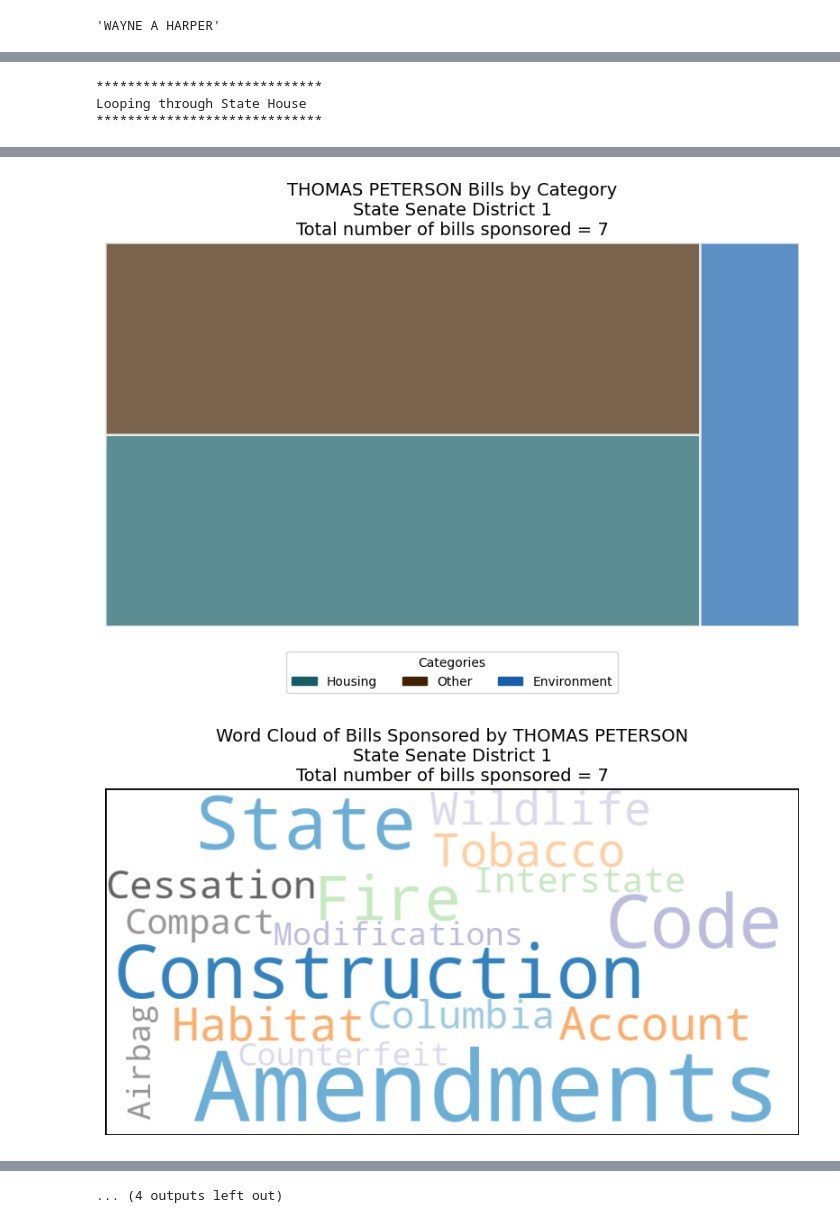
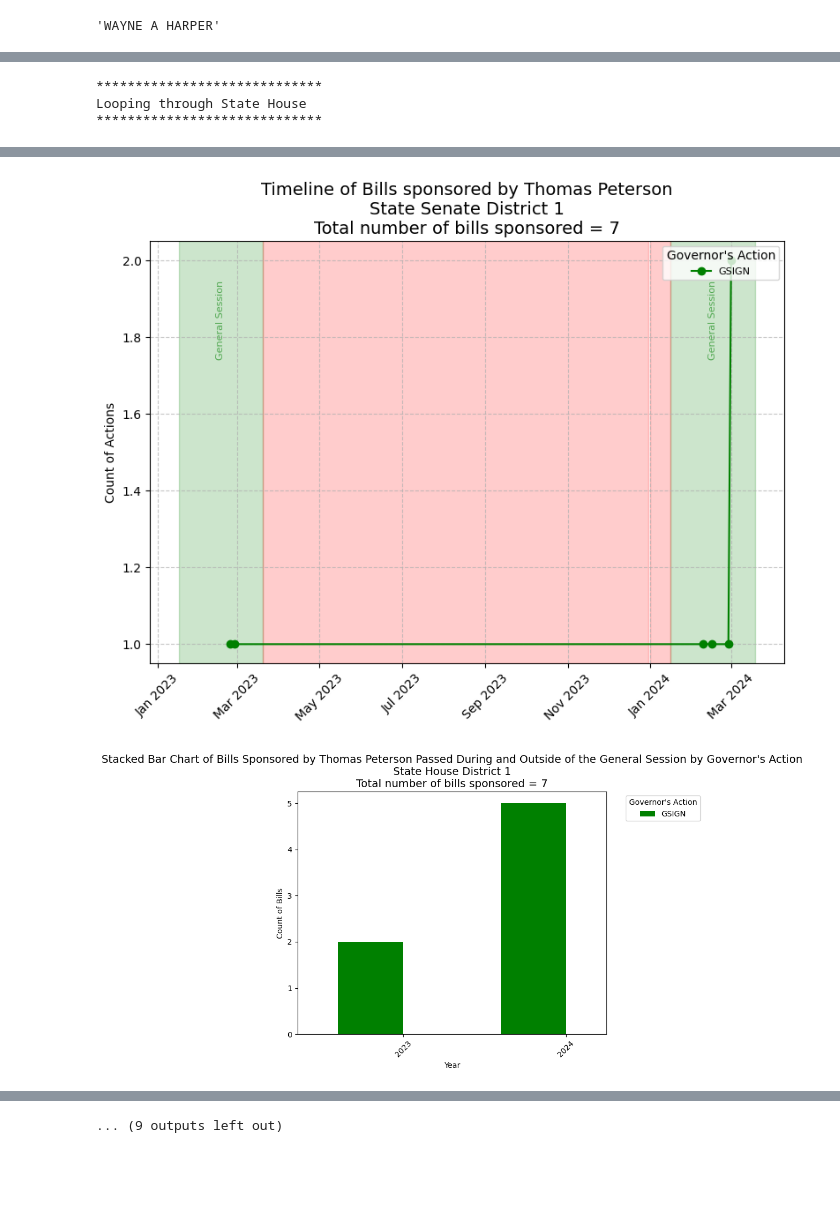
Before and after one commit to CristylePGarrard/ElectionTime, a Jupyter notebook: legislative_branch_kpi.ipynb, the cells around one changed output, grey strips where cells are left out. Saved outputs shown, nothing was run; the diff lists cells and outputs as text; code cells hidden in the pictures; blank space fills up the shorter version.

```diff
--- a/legislative_branch_kpi.ipynb
+++ b/legislative_branch_kpi.ipynb
@@ -1234,7 +1234,7 @@ def stacked_bar_chart_gov_actions(df, name_on_ballot, color_map, print_info=Fals
     outside_session = outside_session.sort_index()
 
     # Plotting the stacked bar chart
-    fig, ax = plt.subplots(figsize=(10, 6))
+    fig, ax = plt.subplots(figsize=(12, 6))
 
     # Use the color map for the colors in the plot
     colors = [color_map.get(action, 'gray') for action in during_session.columns]
@@ -1264,7 +1264,7 @@ def stacked_bar_chart_gov_actions(df, name_on_ballot, color_map, print_info=Fals
         )
 
     # Customizing the chart
-    ax.set_title(f"Stacked Bar Chart of Bills Sponsored by {candidate_name} Passed During and Outside of the General Session by Governor\'s Action\n"
+    ax.set_title(f"Stacked Bar Chart of Bills Sponsored by {candidate_name} \nPassed During and Outside of the General Session by Governor\'s Action\n"
                  f"{office} {display_district}\n"
                  f"Total number of bills sponsored = {total_bills}", fontsize=14)
     ax.set_xlabel('Year')
@@ -1335,7 +1335,7 @@ outside session Empty DataFrame
 Columns: []
 Index: []
 # %%
-candidate = 'WAYNE A HARPER'
+candidate = 'LINCOLN FILLMORE'
 color_map = {
     'GSIGN': 'green',
     'GVETO': 'red',
@@ -1467,7 +1462,7 @@ for candidate in state_senate['Name on Ballot'].unique():
                        color_map=color_map,
                        print_info=False,
                        save_chart=False,
-                       show_chart=True)
+                       show_chart=False)
   # Treemap #
   treemap_bill_categories(df=state_senate,
                           name_on_ballot=candidate,
@@ -1547,7 +1538,7 @@ base_drive_path = '/content/drive/My Drive/ut_pol/bill_charts'
 print('*****************************\nLooping through State House\n*****************************')
 state_house = merged_df.loc[merged_df['Office'] == 'State House']
 
-count = 3
+count = 5
 for candidate in state_house['Name on Ballot'].unique():
     # Filter bills for the current candidate
     candidate_bills = state_house[state_house['Name on Ballot'] == candidate]
@@ -1560,21 +1551,13 @@ for candidate in state_house['Name on Ballot'].unique():
                           save_chart=False,
                           show_chart=True)
 
-    # Timeline #
-    timeline_gov_actions(df=candidate_bills,
-                         name_on_ballot=candidate,
-                         color_map=color_map,
-                         print_info=False,
-                         save_chart=False,
-                         show_chart=True)
-
     # Treemap #
     treemap_bill_categories(df=candidate_bills,
                             name_on_ballot=candidate,
                             color_map=treemap_colormap,
                             print_info=False,
                             save_chart=False,
-                            show_chart=True)
+                            show_chart=False)
 
     # Wordcloud #
     wordcloud_bill_titles(df=candidate_bills,
@@ -1585,6 +1568,15 @@ for candidate in state_house['Name on Ballot'].unique():
                           show_chart=True,
                           print_info=False,
                           save_chart=False)
+
+    # Timeline #
+    timeline_gov_actions(df=candidate_bills,
+                         name_on_ballot=candidate,
+                         color_map=color_map,
+                         print_info=False,
+                         save_chart=False,
+                         show_chart=True)
+
     # stacked bar chart
     stacked_bar_chart_gov_actions(df=merged_df,
                               name_on_ballot=candidate,
@@ -1605,2 +1597,2 @@ Looping through State House
-[figure, old version]
+[figure, new version]
-[figure, old version]
+[figure, new version]
@@ -1614 +1606 @@ Looping through State House
-... (4 outputs left out)
+... (9 outputs left out)
```
Also changed, not shown: parts of 4 cells of this notebook.
